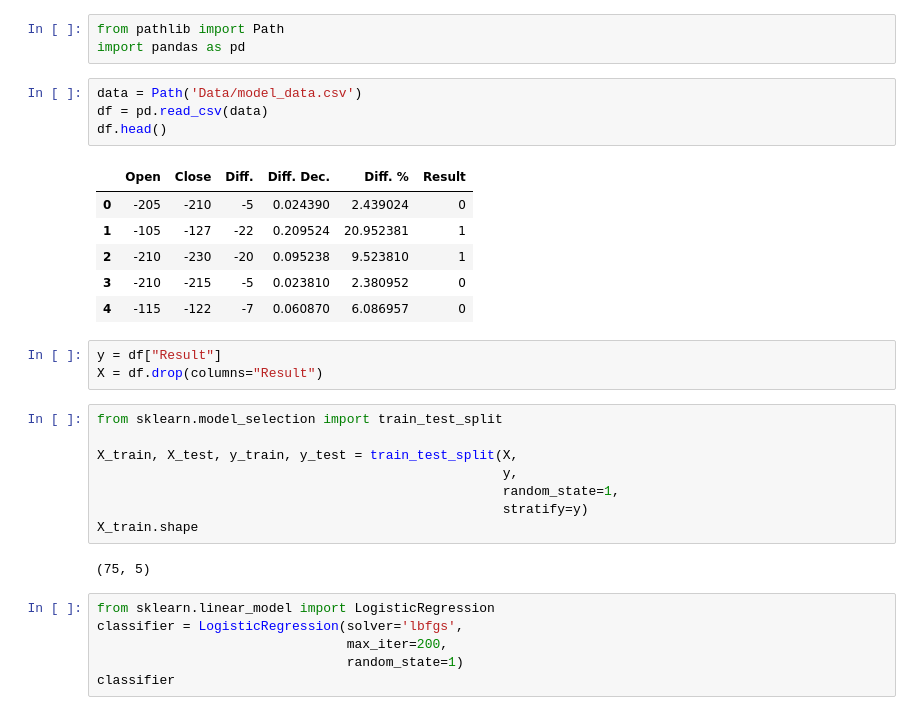
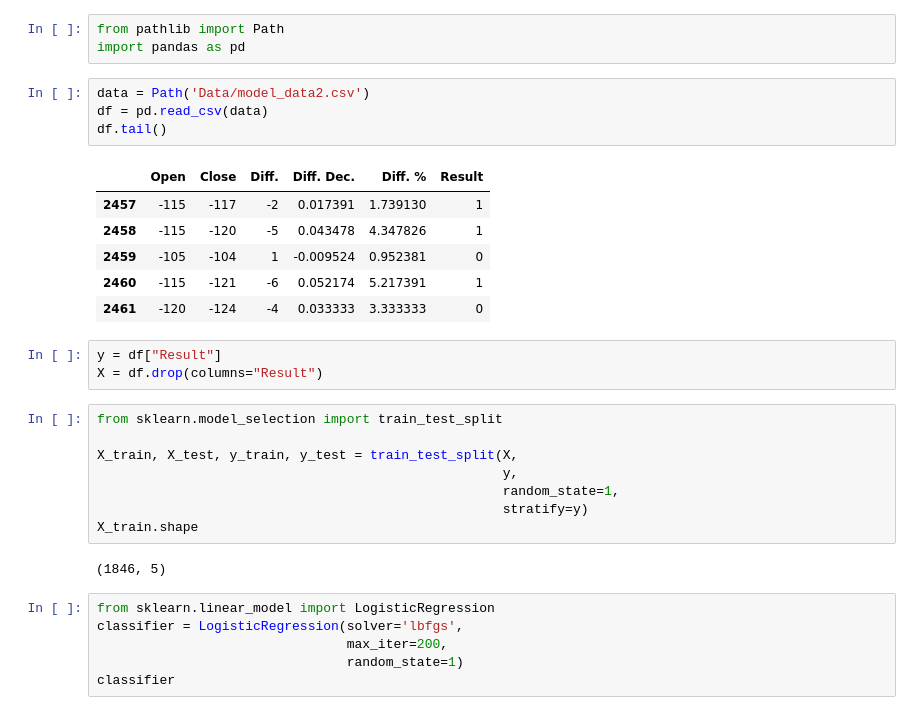
Before and after one commit to petereugenesimon/Final-Project, a Jupyter notebook: Peter/Features and Targets.ipynb, the cells around one changed output. Drawn from its saved outputs; the diff is of its cells as text.

Commit message:
Adding more data

```diff
--- a/Peter/Features and Targets.ipynb
+++ b/Peter/Features and Targets.ipynb
@@ -2,16 +2,16 @@
 from pathlib import Path
 import pandas as pd
 # %%
-data = Path('Data/model_data.csv')
+data = Path('Data/model_data2.csv')
 df = pd.read_csv(data)
-df.head()
+df.tail()
 # %% [output]
 |  | Open | Close | Diff. | Diff. Dec. | Diff. % | Result |
-| 0 | -205 | -210 | -5 | 0.024390 | 2.439024 | 0 |
-| 1 | -105 | -127 | -22 | 0.209524 | 20.952381 | 1 |
-| 2 | -210 | -230 | -20 | 0.095238 | 9.523810 | 1 |
-| 3 | -210 | -215 | -5 | 0.023810 | 2.380952 | 0 |
-| 4 | -115 | -122 | -7 | 0.060870 | 6.086957 | 0 |
+| 2457 | -115 | -117 | -2 | 0.017391 | 1.739130 | 1 |
+| 2458 | -115 | -120 | -5 | 0.043478 | 4.347826 | 1 |
+| 2459 | -105 | -104 | 1 | -0.009524 | 0.952381 | 0 |
+| 2460 | -115 | -121 | -6 | 0.052174 | 5.217391 | 1 |
+| 2461 | -120 | -124 | -4 | 0.033333 | 3.333333 | 0 |
 # %%
 y = df["Result"]
 X = df.drop(columns="Result")
@@ -24,7 +24,7 @@ X_train, X_test, y_train, y_test = train_test_split(X,
                                                     stratify=y)
 X_train.shape
 # %% [output]
-(75, 5)
+(1846, 5)
 # %%
 from sklearn.linear_model import LogisticRegression
 classifier = LogisticRegression(solver='lbfgs',
```
Also changed, not shown: parts of 3 cells of this notebook, 3 other files.
